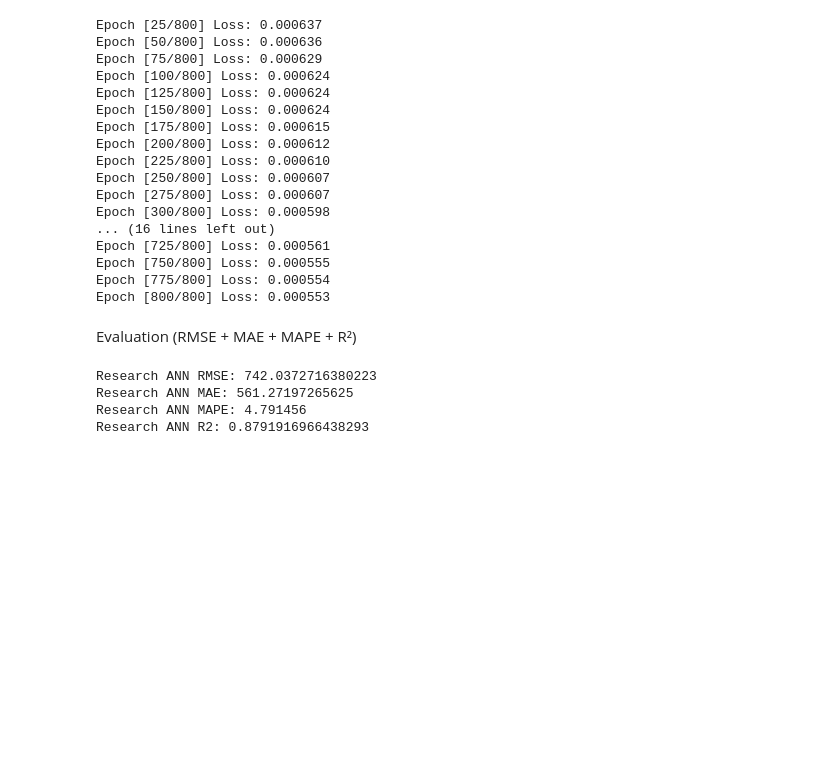
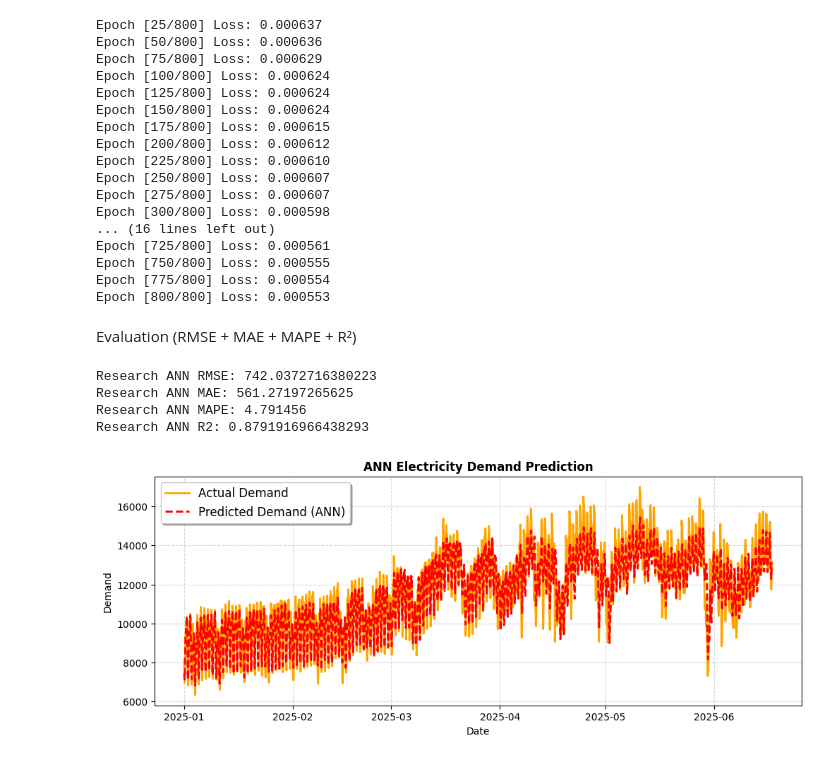
Before and after one commit to Joydas2003/Electrical-Load-Forcasting-Ml, a Jupyter notebook: Machine Learning Based short term Electrical Load Forcasting.ipynb, the cells around one changed output. Saved outputs shown, nothing was run; the diff lists cells and outputs as text; code cells hidden in the pictures; blank space fills up the shorter version.

```diff
--- a/Machine Learning Based short term Electrical Load Forcasting.ipynb
+++ b/Machine Learning Based short term Electrical Load Forcasting.ipynb
@@ -1126,3 +1126,29 @@ Research ANN RMSE: 742.0372716380223
 Research ANN MAE: 561.27197265625
 Research ANN MAPE: 4.791456
 Research ANN R2: 0.8791916966438293
+# %%
+plt.figure(figsize=(10,4))
+
+plt.plot(y_test.index, y_test_actual.flatten(),
+         label="Actual Demand",
+         color="Orange",
+         linewidth=2)
+
+plt.plot(y_test.index, predictions.flatten(),
+         label="Predicted Demand (ANN)",
+         color="Red",
+         linestyle="--",
+         linewidth=2)
+
+plt.title("ANN Electricity Demand Prediction", fontweight='bold')
+
+plt.grid(True, linestyle='--', alpha=0.5)
+plt.tight_layout()
+plt.legend(fontsize=12, shadow=True)
+
+plt.xlabel("Date")
+plt.ylabel("Demand")
+
+plt.show()
+# %% [output]
+[figure, added]
```
